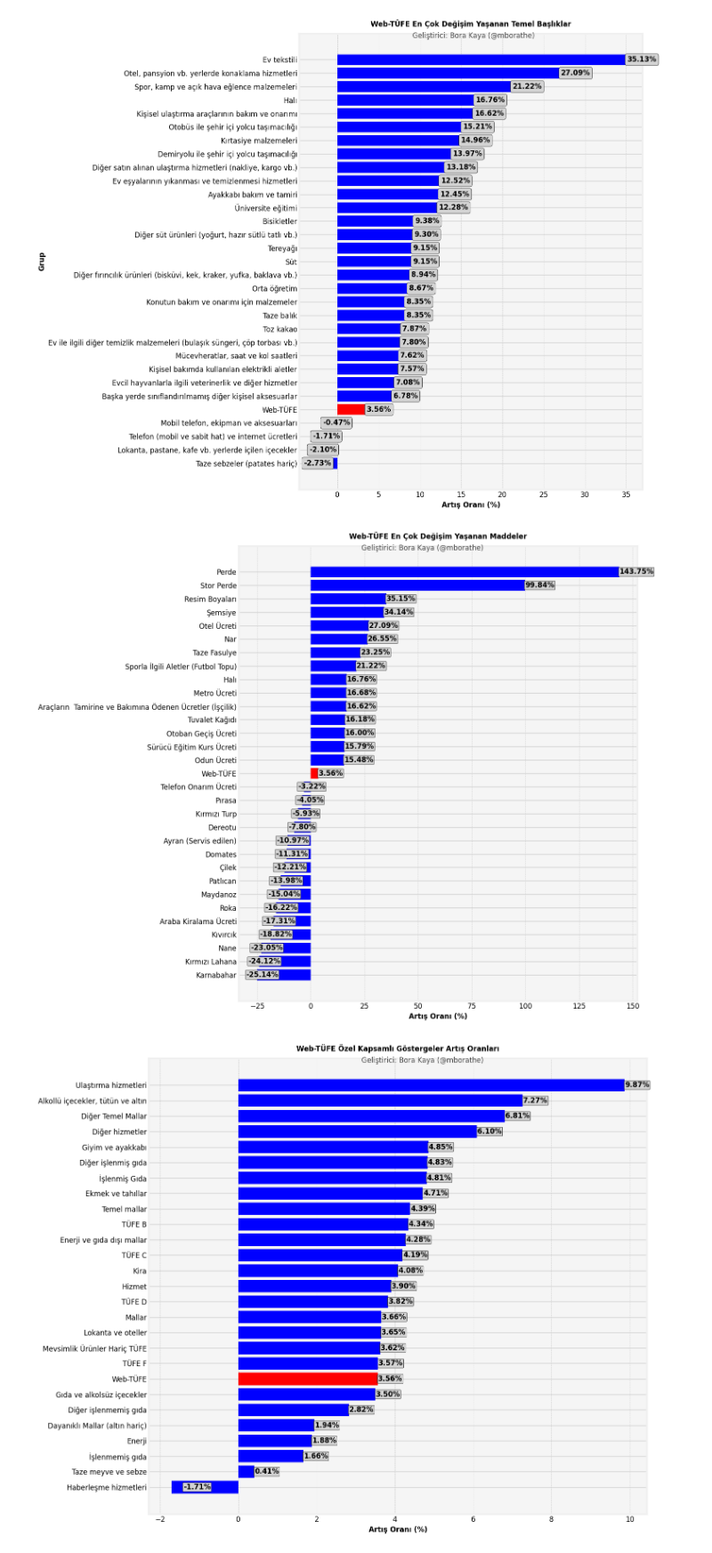
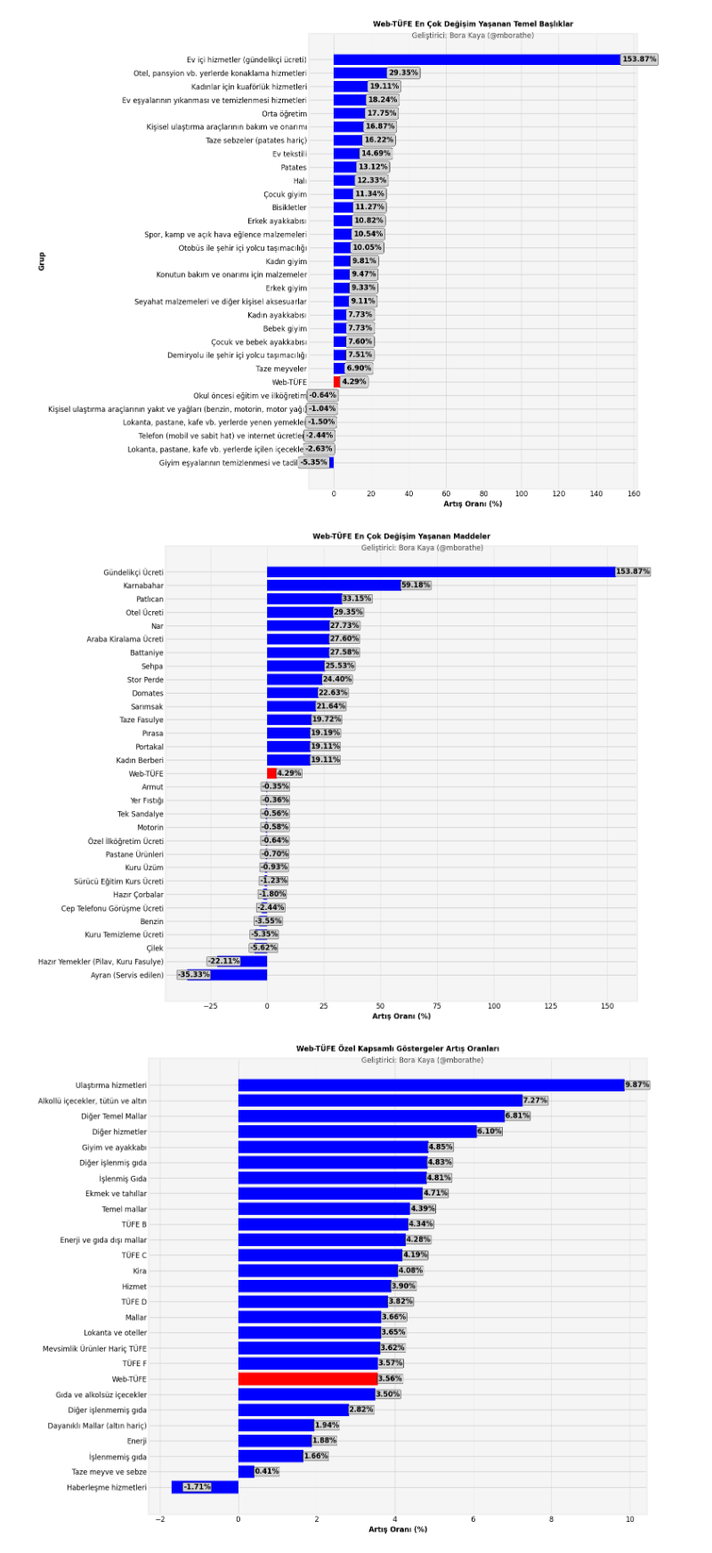
Before and after one commit to kaboya19/web-tufe-streamlit, a Jupyter notebook: bülten.ipynb, the cells around one changed output. Shown at 89% size. Cells and saved outputs as stored; diff of their text form; code cells hidden in the pictures.

```diff
--- a/bülten.ipynb
+++ b/bülten.ipynb
@@ -148,7 +148,7 @@ plt.savefig("özelgöstergeler.png", dpi=300)
 # %%
 harcama_grupları=harcama_grupları.sort_index()
-veri=pd.concat([(((harcama_grupları.loc["2025-02"].mean()/harcama_grupları.loc["2025-01-01":"2025-01-24"].mean())-1)*100).sort_values().head(4),(((harcama_grupları.loc["2025-02"].mean()/harcama_grupları.loc["2025-01-01":"2025-01-24"].mean())-1)*100).sort_values().tail(26)],axis=0)
-veri.loc["Web-TÜFE"]=(((tüfe.loc["2025-02"].mean()/tüfe.loc["2025-01-01":"2025-01-24"].mean())-1)*100).values[0]
+veri=pd.concat([(((harcama_grupları.loc["2025-03"].mean()/harcama_grupları.loc["2025-02-01":"2025-02-24"].mean())-1)*100).sort_values().head(6),(((harcama_grupları.loc["2025-03"].mean()/harcama_grupları.loc["2025-02-01":"2025-02-24"].mean())-1)*100).sort_values().tail(24)],axis=0)
+veri.loc["Web-TÜFE"]=(((tüfe.loc["2025-03"].mean()/tüfe.loc["2025-02-01":"2025-02-24"].mean())-1)*100).values[0]
 veri=veri.sort_values()
 
 colors = ['red' if label == 'Web-TÜFE' else 'blue' for label in veri.index]
@@ -177,38 +177,38 @@ for bar, value in zip(bars, values):
         va='center',
         ha='left' if value >= 0 else 'right',
         fontsize=12,
         fontweight='bold',
         color='black',
         bbox=dict(facecolor='lightgray', edgecolor='black', boxstyle='round,pad=0.3')
     )
 
 # FiveThirtyEight tarzı ayarlar
 ax.set_facecolor('whitesmoke')  # Grafik arka planı
 fig.patch.set_facecolor('white')  # Dış çerçeve arka planı
 ax.grid(axis='x', color='lightgray', linestyle='--', linewidth=0.7)
 ax.set_axisbelow(True)
 
 # Başlık ve eksen ayarları
 ax.set_title(f'Web-TÜFE En Çok Değişim Yaşanan Temel Başlıklar', fontsize=12, fontweight='bold', loc='center', pad=12)
 ax.set_xlabel('Artış Oranı (%)', fontsize=12, fontweight='bold')
 ax.set_ylabel('Grup', fontsize=12, fontweight='bold')
 ax.tick_params(axis='y', labelsize=12)
 ax.tick_params(axis='x', labelsize=12)
 
 # Filigran ekleme
 fig.text(0.7, 0.95, 'Geliştirici: Bora Kaya (@mborathe)', ha='center', va='center', fontsize=12, color='black', alpha=0.7, rotation=0)
 
 # Çubuklar arasındaki boşluk azaltma
 plt.subplots_adjust(left=0.35, right=0.95)
 plt.tight_layout()
 
 plt.savefig("temelbaşlıklar.png", dpi=300)
 # %% [output]
-[figure, old version]
+[figure, new version]
 # %%
 endeksler=endeksler.sort_index()
-veri=pd.concat([(((endeksler.loc["2025-02"].mean()/endeksler.loc["2025-01-01":"2025-01-24"].mean())-1)*100).sort_values().head(15),(((endeksler.loc["2025-02"].mean()/endeksler.loc["2025-01-01":"2025-01-24"].mean())-1)*100).sort_values().tail(15)],axis=0)
-veri.loc["Web-TÜFE"]=(((tüfe.loc["2025-02"].mean()/tüfe.loc["2025-01-01":"2025-01-24"].mean())-1)*100).values[0]
+veri=pd.concat([(((endeksler.loc["2025-03"].mean()/endeksler.loc["2025-02-01":"2025-02-24"].mean())-1)*100).sort_values().head(15),(((endeksler.loc["2025-03"].mean()/endeksler.loc["2025-02-01":"2025-02-24"].mean())-1)*100).sort_values().tail(15)],axis=0)
+veri.loc["Web-TÜFE"]=(((tüfe.loc["2025-03"].mean()/tüfe.loc["2025-02-01":"2025-02-24"].mean())-1)*100).values[0]
 veri=veri.sort_values()
 
 colors = ['red' if label == 'Web-TÜFE' else 'blue' for label in veri.index]
@@ -263,7 +263,7 @@ plt.tight_layout()
 
 plt.savefig("maddeler.png", dpi=300)
 # %% [output]
-[figure, old version]
+[figure, new version]
 # %%
 özelgöstergeler=özelgöstergeler.sort_index()
 veri=pd.concat([(((özelgöstergeler.loc["2025-02"].mean()/özelgöstergeler.loc["2025-01-01":"2025-01-24"].mean())-1)*100).sort_values().head(15),(((özelgöstergeler.loc["2025-02"].mean()/özelgöstergeler.loc["2025-01-01":"2025-01-24"].mean())-1)*100).sort_values().tail(15)],axis=0)
```
Also changed, not shown: parts of 10 cells of this notebook, 21 other files.
